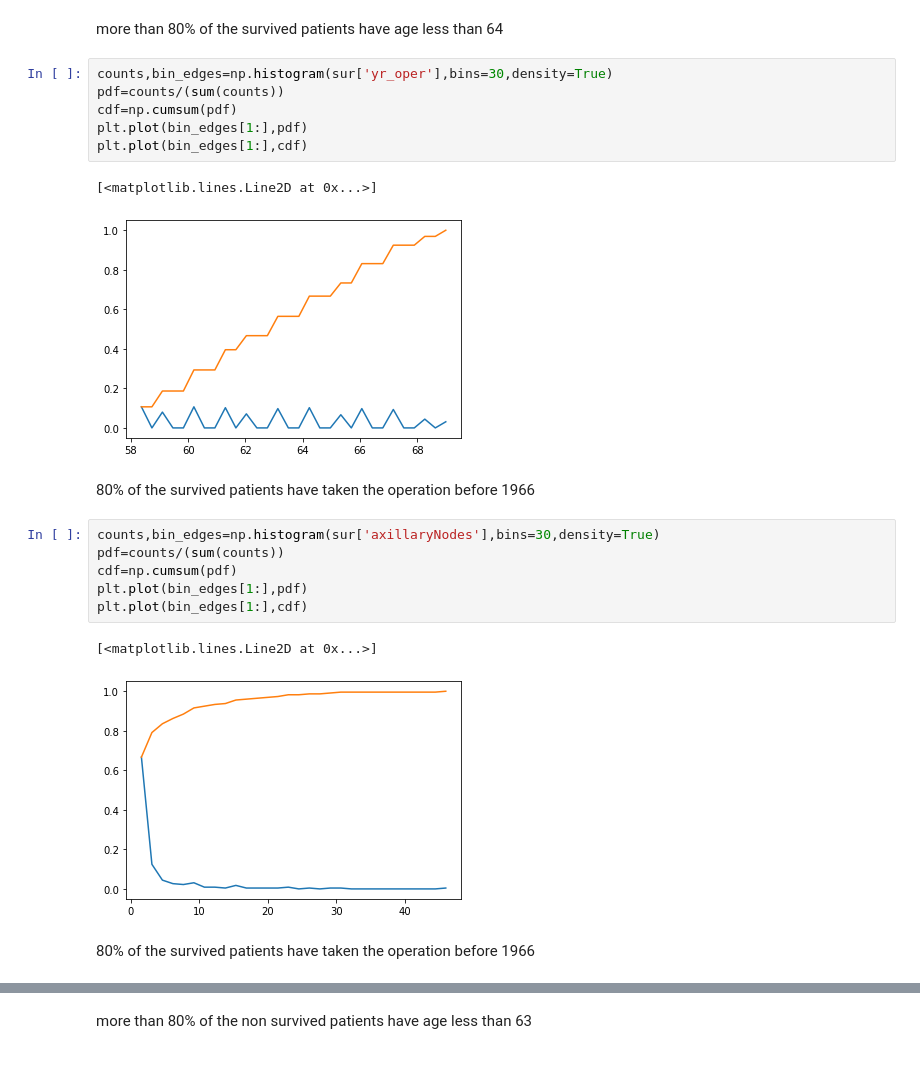
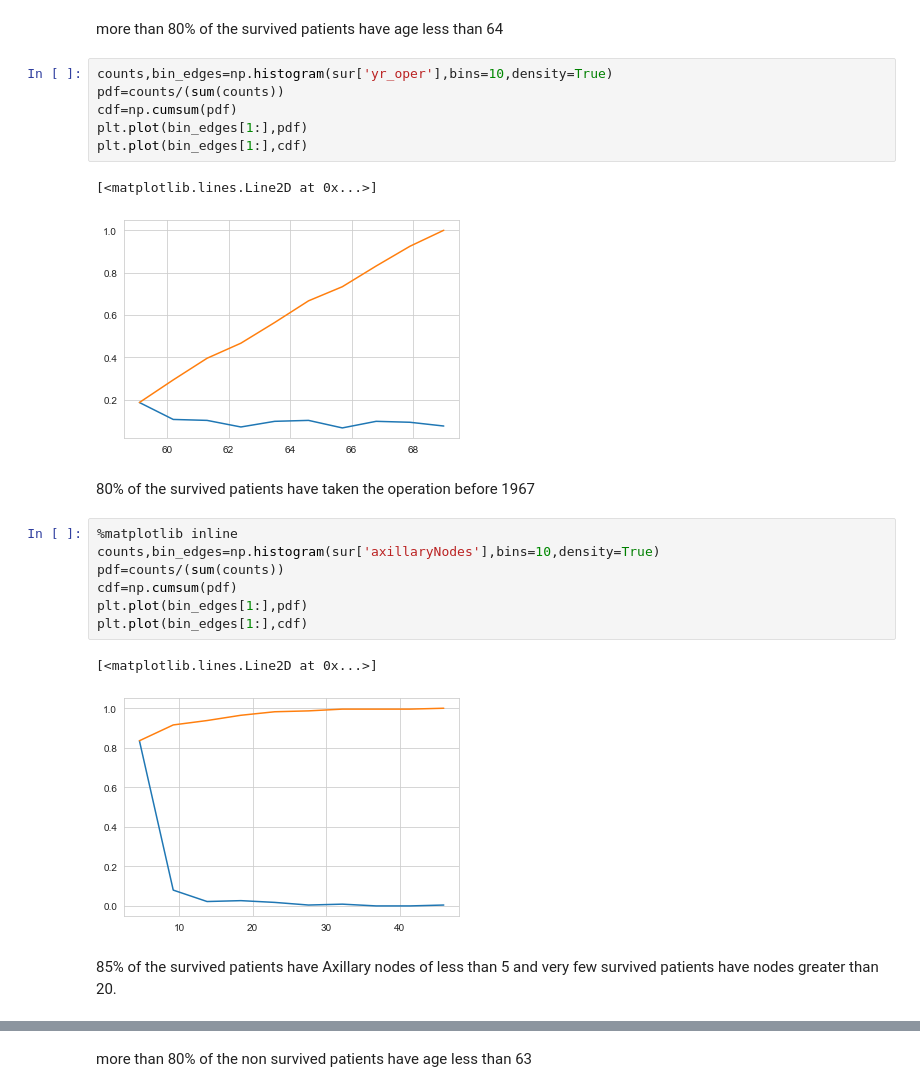
Before and after one commit to ranadheer314/Machine-Learning, a Jupyter notebook: Haberman Survival EDA.ipynb, the cells around one changed output, grey strips where cells are left out. Cells and saved outputs as stored; diff of their text form; blank space fills up the shorter version.

```diff
--- a/Haberman Survival EDA.ipynb
+++ b/Haberman Survival EDA.ipynb
@@ -145,27 +142,28 @@ plt.show()
 # %% [markdown]
 more than 80%  of the survived patients have age less than 64
 # %%
-counts,bin_edges=np.histogram(sur['yr_oper'],bins=30,density=True)
+counts,bin_edges=np.histogram(sur['yr_oper'],bins=10,density=True)
 pdf=counts/(sum(counts))
 cdf=np.cumsum(pdf)
 plt.plot(bin_edges[1:],pdf)
 plt.plot(bin_edges[1:],cdf)
 # %% [output]
 [<matplotlib.lines.Line2D at 0x...>]
-[figure, old version]
+[figure, new version]
 # %% [markdown]
-80% of the survived patients have taken the operation before 1966
+80% of the survived patients have taken the operation before 1967
 # %%
-counts,bin_edges=np.histogram(sur['axillaryNodes'],bins=30,density=True)
+%matplotlib inline
+counts,bin_edges=np.histogram(sur['axillaryNodes'],bins=10,density=True)
 pdf=counts/(sum(counts))
 cdf=np.cumsum(pdf)
 plt.plot(bin_edges[1:],pdf)
 plt.plot(bin_edges[1:],cdf)
 # %% [output]
 [<matplotlib.lines.Line2D at 0x...>]
-[figure, old version]
+[figure, new version]
-# %% [markdown]
-80% of the survived patients have taken the operation before 1966
+# %% [markdown]
+85% of the survived patients have Axillary nodes of less than 5 and very few survived patients have nodes greater than 20.
 # %%
 counts,bin_edges=np.histogram(n_sur['Age'],bins=10,density=True)
 pdf=counts/(sum(counts))
```
Also changed, not shown: parts of 37 cells of this notebook.
